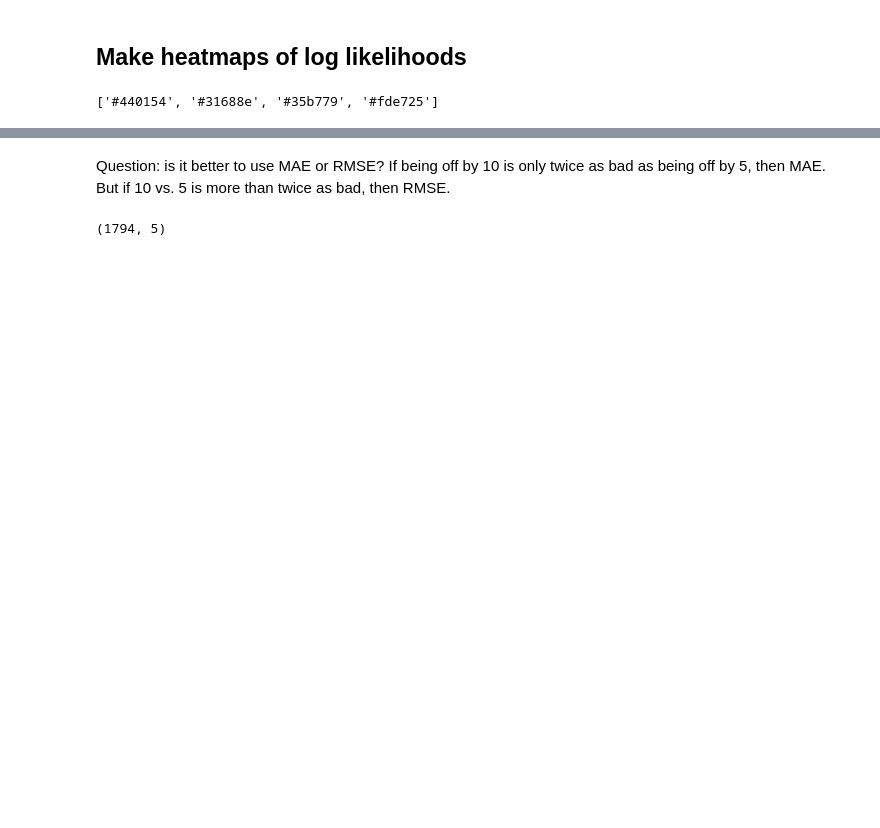
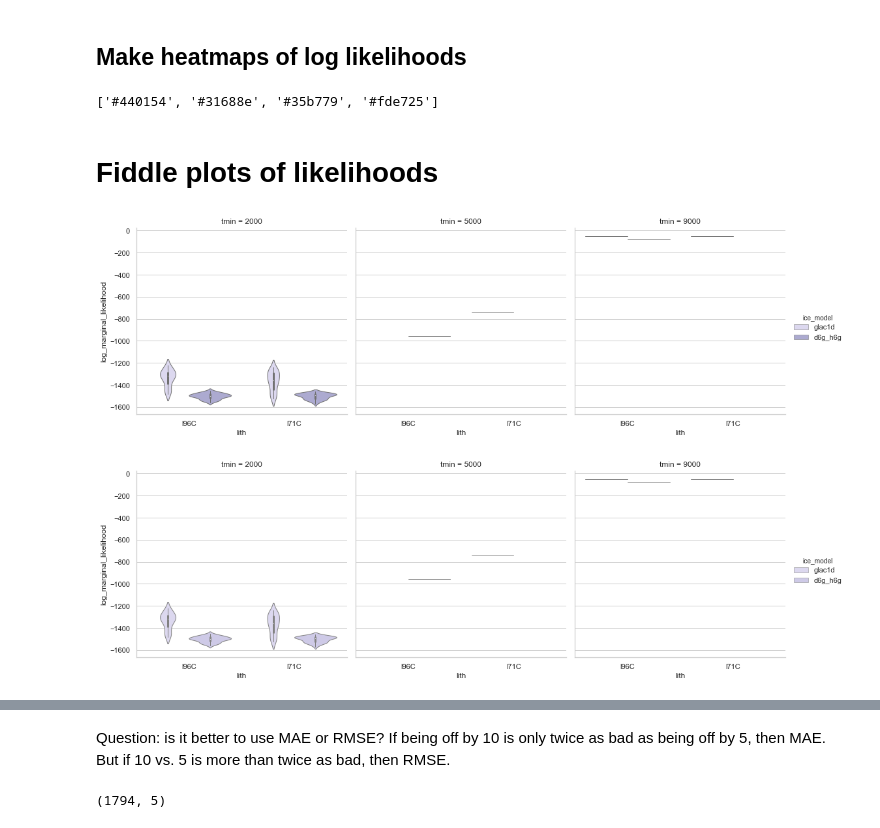
Before and after one commit to rcameronc/Holocene_readv, a Jupyter notebook: readv_postproc.ipynb, the cells around one changed output, grey strips where cells are left out. Saved outputs shown, nothing was run; the diff lists cells and outputs as text; code cells hidden in the pictures; blank space fills up the shorter version.

```diff
--- a/readv_postproc.ipynb
+++ b/readv_postproc.ipynb
@@ -23,4 +35,57 @@ def cmap_codes(name, number):
 cmap_codes('viridis', 4)
 # %% [output]
 ['#440154', '#31688e', '#35b779', '#fde725']
+# %% [markdown]
+# Fiddle plots of likelihoods
+# %%
+tmax = 12000
+tmin = 2000
+model = ['glac1d', 'd6g_h6g']
+mantle = 'l96C'
+lith = '96'
+place = 'fennoscandia'
+dirName = f'figs/{place}/'
+path_gen = f'{tmax}_{tmin}_{model}_{mantle}_{place}'
+
+
+def make_likedf(model, tmin):
+    allfiles = glob.glob(f'/Users/rogercreel/Desktop/cluster_output_2520/12000*{tmin}**{model}*fennoscandia*likelihood')
+
+    df = pd.concat((pd.read_csv(f, index_col=None) for f in allfiles))
+
+    df['ice_model'] = [key.split('_l')[0] for key in df.modelrun]
+    df['lith'] = [key.split('_')[-3:][0] for key in df.modelrun]
+    df['um'] = [key.split('_')[-3:][1][-1] for key in df.modelrun]
+    df['lm'] = [key.split('_')[-3:][2][2:] for key in df.modelrun]
+    df['tmin'] = tmin
+    df.lm = df.lm.astype(float)
+    df.um = df.um.astype(float)
+    return df
+
+tmins = [9000, 5000, 2000]
+df_likes = []
+for i, tmin in enumerate(tmins):
+    df_it_glac = make_likedf(model[0], tmin)
+    df_it_6g = make_likedf(model[1], tmin)
+    df_comb = pd.concat([df_it_glac,df_it_6g])
+
+    df_likes.append(df_comb)
+
+df_likes = pd.concat(df_likes)
+df_likes
+
+sns.set(style="whitegrid")
+pal = sns.cubehelix_palette(4, start=2.8, rot=.1, dark=0.3)
+sns.catplot(x='lith', y="log_marginal_likelihood", hue='ice_model', data=df_out, kind='violin', # hue='um',
+            bw=0.5, cut=1.5, linewidth=1, palette=pal, # inner='points',
+           col='tmin');
+
+sns.set(style="whitegrid")
+pal = sns.cubehelix_palette(11, start=2.8, rot=.1, dark=0.3)
+sns.catplot(x='lith', y="log_marginal_likelihood", hue='ice_model', data=df_out, kind='violin', # hue='um',
+            bw=0.5, cut=1.5, linewidth=1, palette=pal, # inner='points',
+           col='tmin');
+# %% [output]
+[figure, added]
+[figure, added]
 # %%
```
Also changed, not shown: parts of 38 cells of this notebook, 18 other files.
